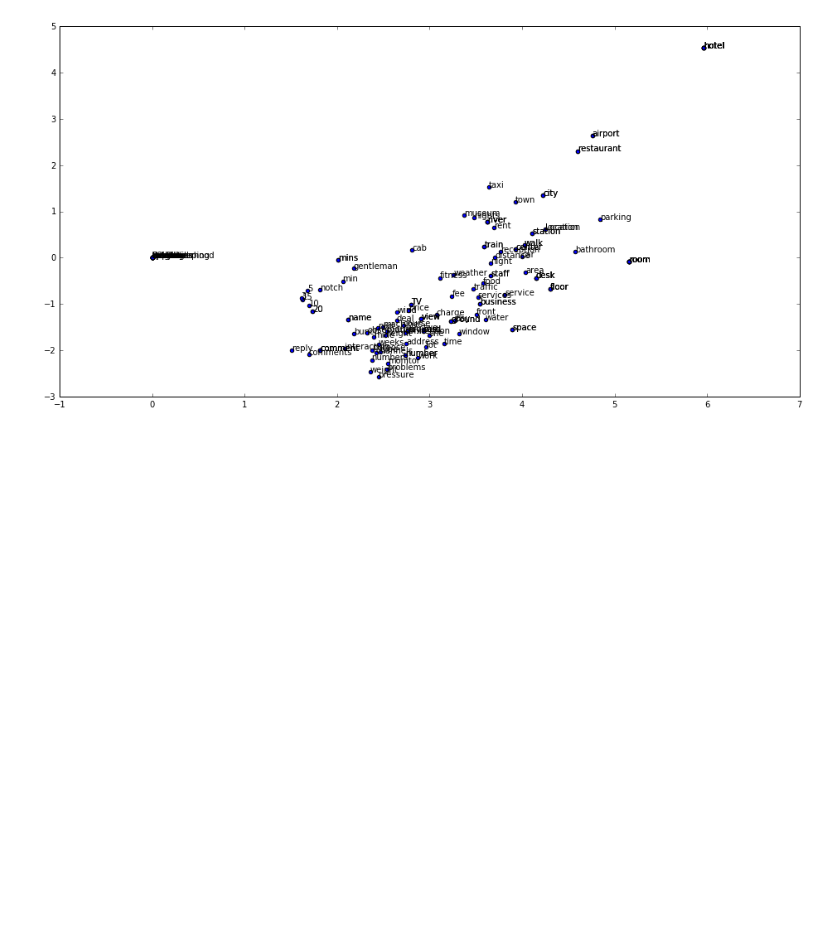
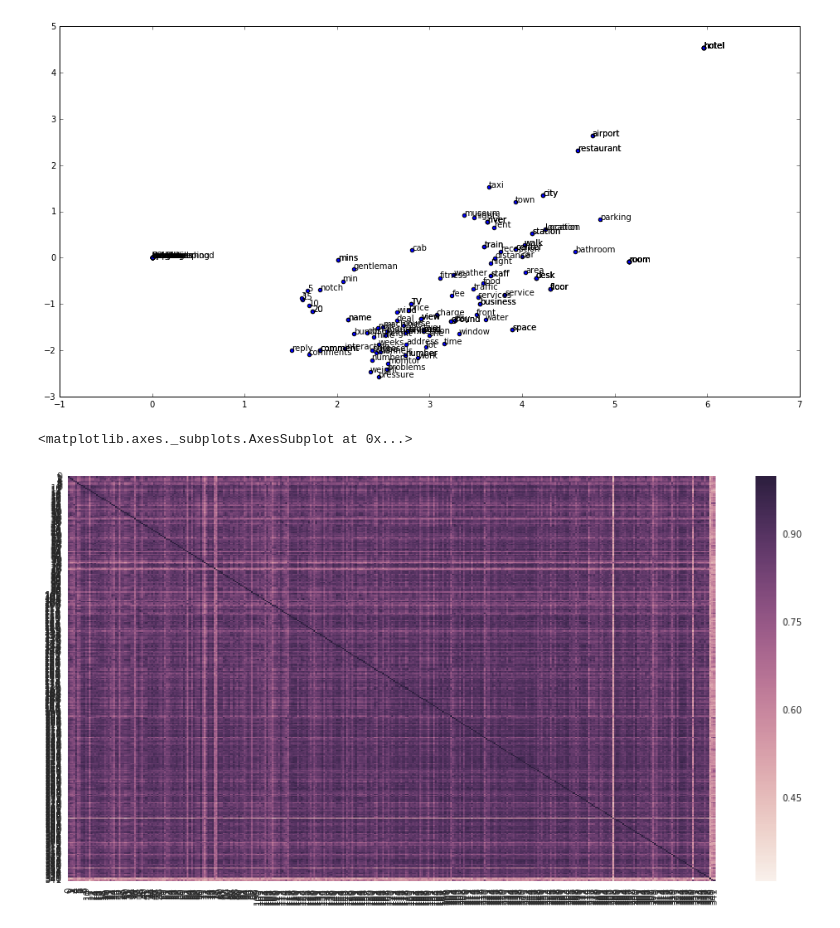
Before and after one commit to shivam5992/spacy_nlp, a Jupyter notebook: analyze_reviews.ipynb, the cells around one changed output. Cells and saved outputs as stored; diff of their text form; code cells hidden in the pictures; blank space fills up the shorter version.

```diff
--- a/analyze_reviews.ipynb
+++ b/analyze_reviews.ipynb
@@ -323,3 +326,16 @@ for i in range(len(xs)):
     plt.annotate(aNounsLabels[i], (xs[i], ys[i]))
 # %% [output]
 [figure]
+# %%
+sentences = [sent for sent in review_a.sents]
+labels = [str(i) for i in range(len(sentences))]
+
+
+similarities = [[sent.similarity(other) for other in review_a.sents] for sent in review_a.sents ]
+similaritiesDf = pd.DataFrame(similarities, columns=labels, index=labels)
+# %%
+rcParams['figure.figsize'] = 16, 8
+seaborn.heatmap(similaritiesDf)
+# %% [output]
+<matplotlib.axes._subplots.AxesSubplot at 0x...>
+[figure, added]
```
Also changed, not shown: parts of 1 cell of this notebook, 11 other files.
